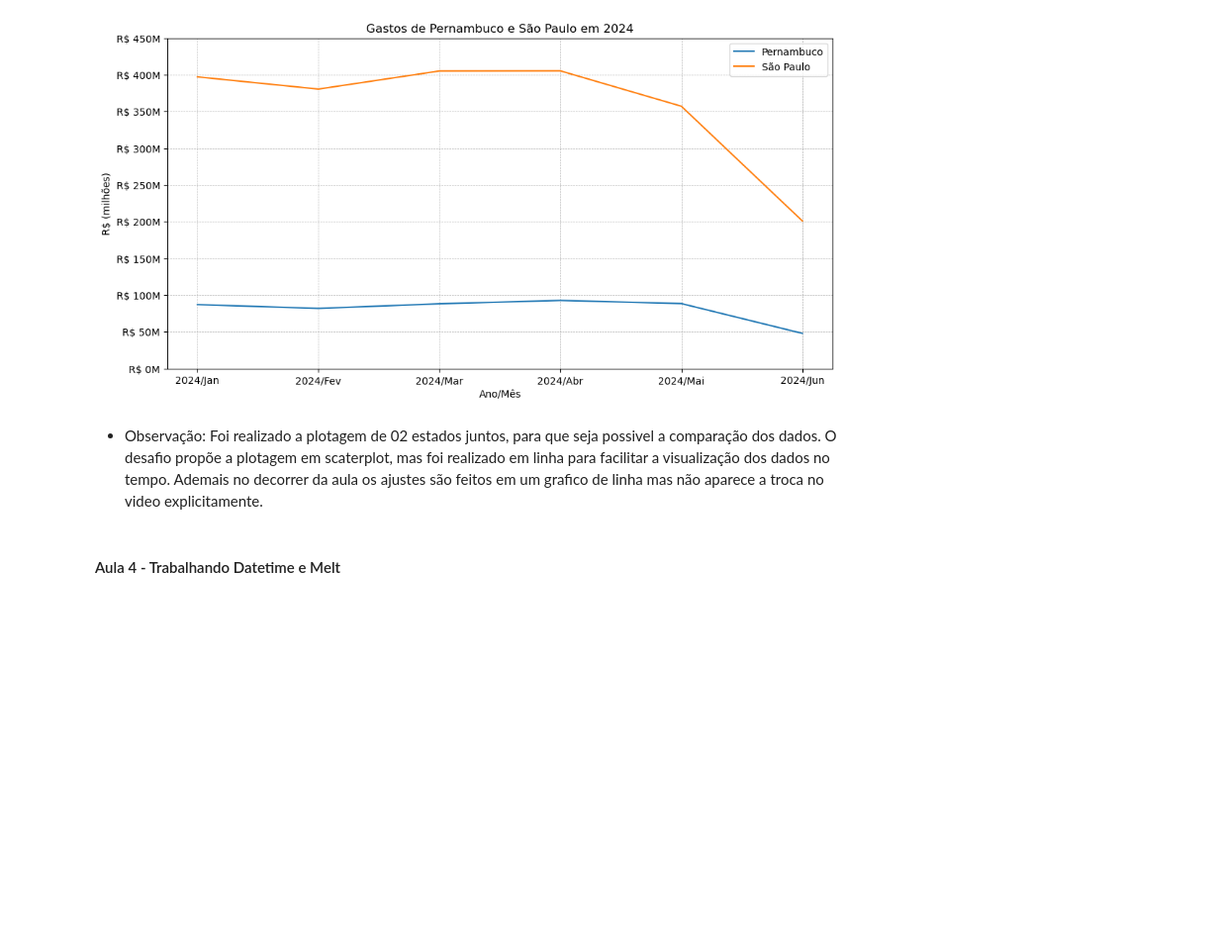
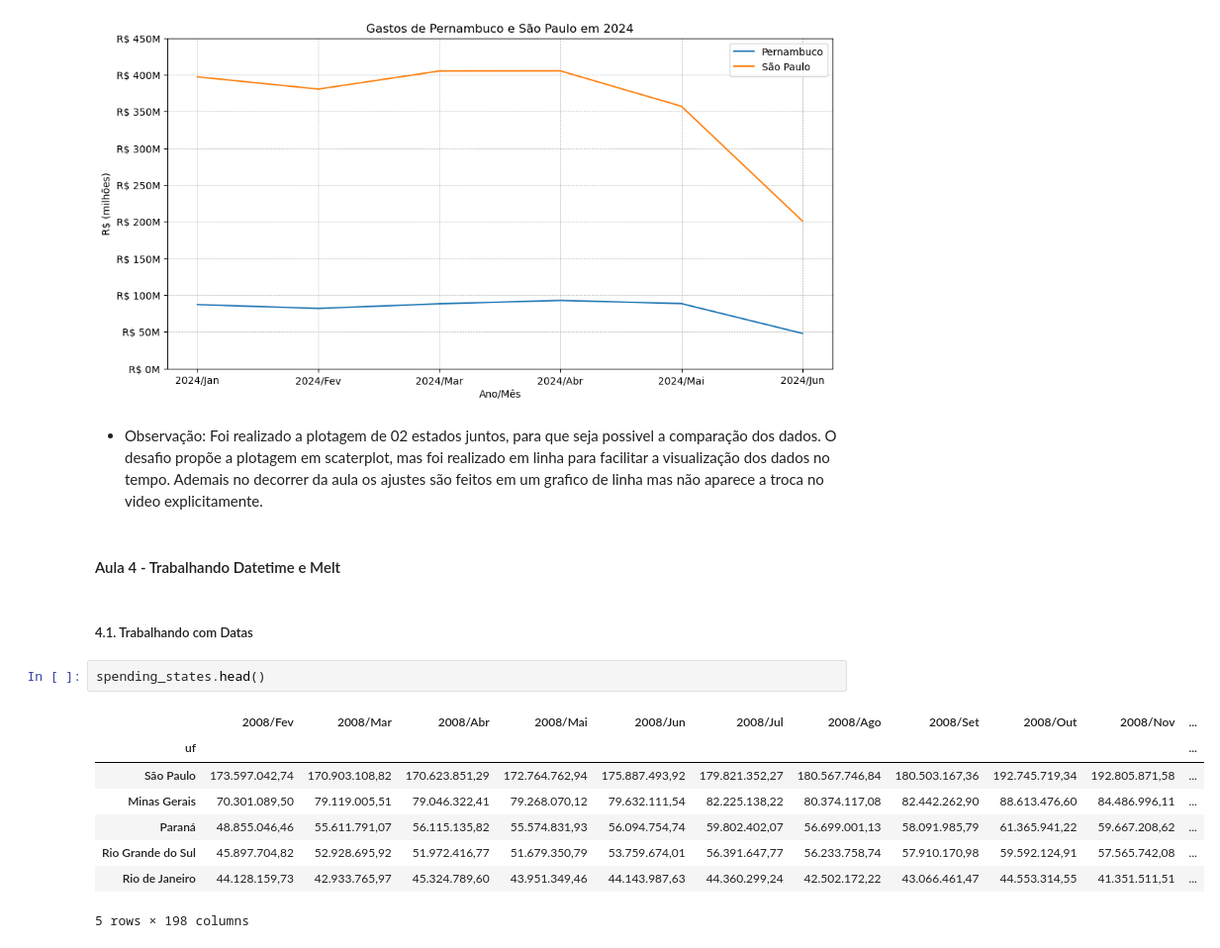
Before and after one commit to janainacazuza/Data-Analytics-FIAP-Pos-Thech, a Jupyter notebook: fase_01/notebooks/exploration/03_ibge.ipynb, the cells around one changed output. Shown at 99% size. Saved outputs shown, nothing was run; the diff lists cells and outputs as text; blank space fills up the shorter version.

```diff
--- a/fase_01/notebooks/exploration/03_ibge.ipynb
+++ b/fase_01/notebooks/exploration/03_ibge.ipynb
@@ -480,3 +482,16 @@ plt.show()
 * Observação: Foi realizado a plotagem de 02 estados juntos, para que seja possivel a comparação dos dados. O desafio propõe a plotagem em scaterplot, mas foi realizado em linha para facilitar a visualização dos dados no tempo. Ademais no decorrer da aula os ajustes são feitos em um grafico de linha mas não aparece a troca no video explicitamente.
 # %% [markdown]
 #### Aula 4 - Trabalhando Datetime e Melt
+# %% [markdown]
+##### 4.1. Trabalhando com Datas
+# %%
+spending_states.head()
+# %% [output]
+|  | 2008/Fev | 2008/Mar | 2008/Abr | 2008/Mai | 2008/Jun | 2008/Jul | 2008/Ago | 2008/Set | 2008/Out | 2008/Nov | ... |
+| uf |  |  |  |  |  |  |  |  |  |  | ... |
+| São Paulo | 173.597.042,74 | 170.903.108,82 | 170.623.851,29 | 172.764.762,94 | 175.887.493,92 | 179.821.352,27 | 180.567.746,84 | 180.503.167,36 | 192.745.719,34 | 192.805.871,58 | ... |
+| Minas Gerais | 70.301.089,50 | 79.119.005,51 | 79.046.322,41 | 79.268.070,12 | 79.632.111,54 | 82.225.138,22 | 80.374.117,08 | 82.442.262,90 | 88.613.476,60 | 84.486.996,11 | ... |
+| Paraná | 48.855.046,46 | 55.611.791,07 | 56.115.135,82 | 55.574.831,93 | 56.094.754,74 | 59.802.402,07 | 56.699.001,13 | 58.091.985,79 | 61.365.941,22 | 59.667.208,62 | ... |
+| Rio Grande do Sul | 45.897.704,82 | 52.928.695,92 | 51.972.416,77 | 51.679.350,79 | 53.759.674,01 | 56.391.647,77 | 56.233.758,74 | 57.910.170,98 | 59.592.124,91 | 57.565.742,08 | ... |
+| Rio de Janeiro | 44.128.159,73 | 42.933.765,97 | 45.324.789,60 | 43.951.349,46 | 44.143.987,63 | 44.360.299,24 | 42.502.172,22 | 43.066.461,47 | 44.553.314,55 | 41.351.511,51 | ... |
+5 rows × 198 columns
```
Also changed, not shown: parts of 21 cells of this notebook.
